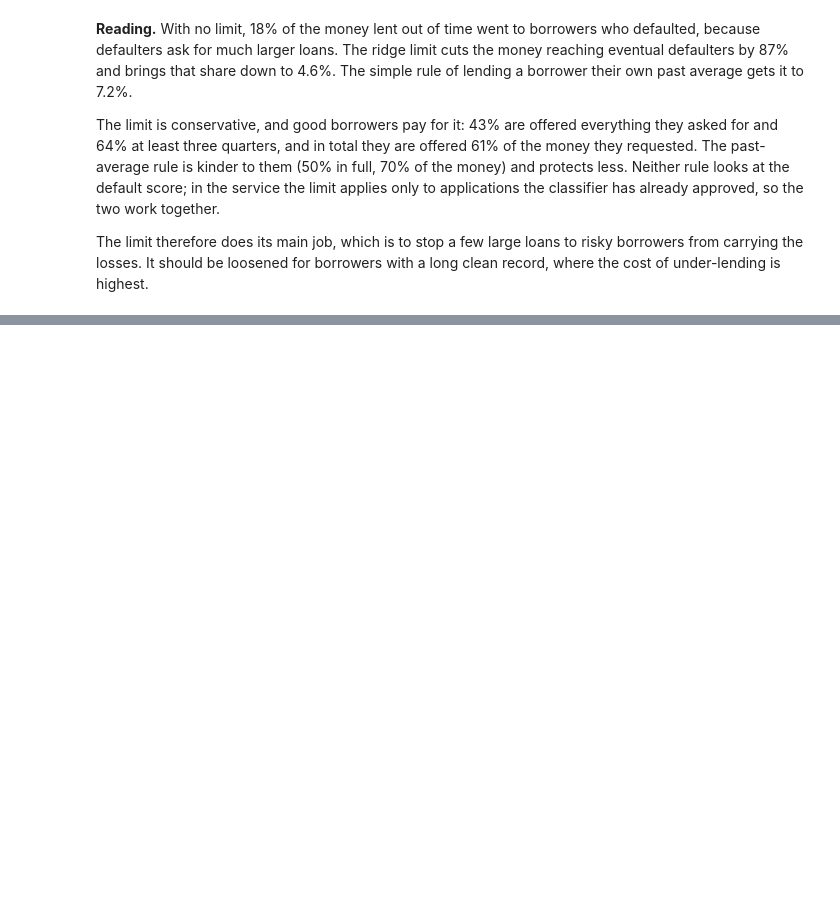
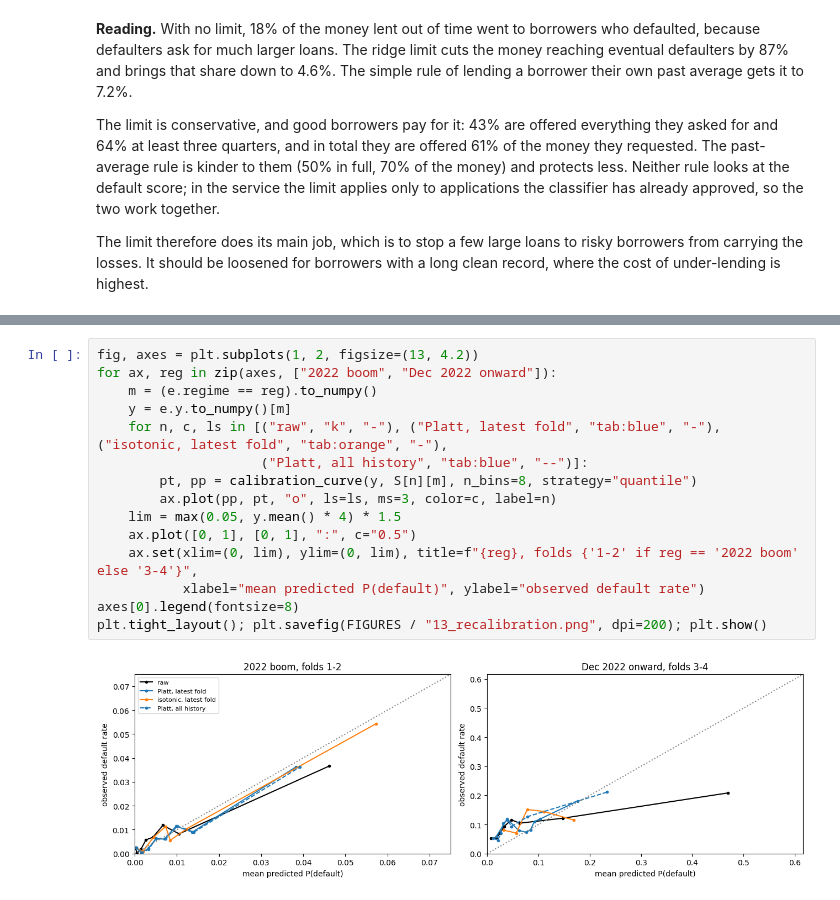
Before and after one commit to ASU-MICS-2028/mle-group-3-prosit-2, a Jupyter notebook: notebooks/13_rubric_additions.ipynb, the cells around one changed output, grey strips where cells are left out. Drawn from its saved outputs; the diff is of its cells as text; blank space fills up the shorter version.

```diff
--- a/notebooks/13_rubric_additions.ipynb
+++ b/notebooks/13_rubric_additions.ipynb
@@ -355,0 +444,17 @@ The limit therefore does its main job, which is to stop a few large loans to ris
+# %%
+fig, axes = plt.subplots(1, 2, figsize=(13, 4.2))
+for ax, reg in zip(axes, ["2022 boom", "Dec 2022 onward"]):
+    m = (e.regime == reg).to_numpy()
+    y = e.y.to_numpy()[m]
+    for n, c, ls in [("raw", "k", "-"), ("Platt, latest fold", "tab:blue", "-"), ("isotonic, latest fold", "tab:orange", "-"),
+                     ("Platt, all history", "tab:blue", "--")]:
+        pt, pp = calibration_curve(y, S[n][m], n_bins=8, strategy="quantile")
+        ax.plot(pp, pt, "o", ls=ls, ms=3, color=c, label=n)
+    lim = max(0.05, y.mean() * 4) * 1.5
+    ax.plot([0, 1], [0, 1], ":", c="0.5")
+    ax.set(xlim=(0, lim), ylim=(0, lim), title=f"{reg}, folds {'1-2' if reg == '2022 boom' else '3-4'}",
+           xlabel="mean predicted P(default)", ylabel="observed default rate")
+axes[0].legend(fontsize=8)
+plt.tight_layout(); plt.savefig(FIGURES / "13_recalibration.png", dpi=200); plt.show()
+# %% [output]
+[figure, added]
```
Also changed, not shown: parts of 5 cells of this notebook, 22 other files.
